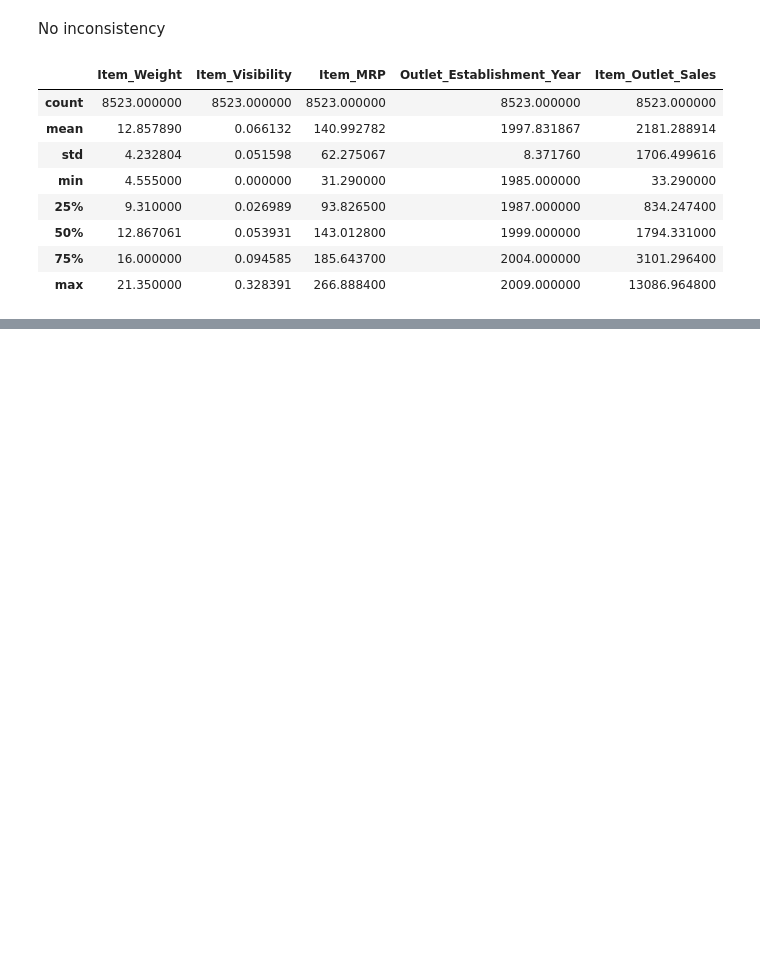
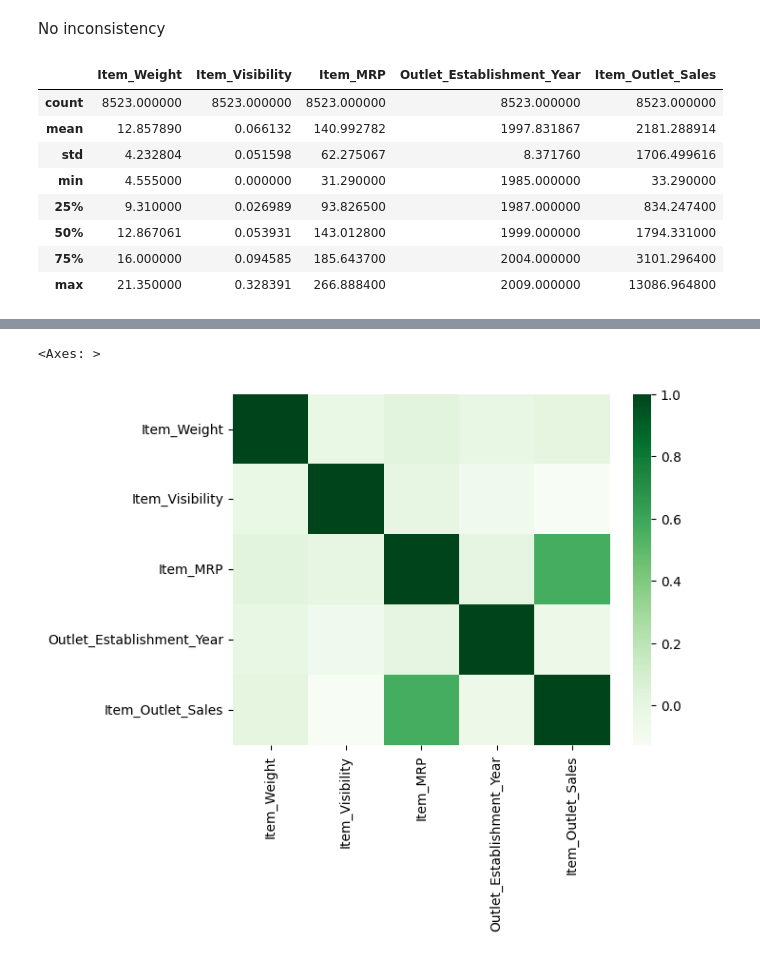
Before and after one commit to dalalyassin/Prediction-of-Product-Sales, a Jupyter notebook: Data_Cleaning.ipynb, the cells around one changed output, grey strips where cells are left out. Saved outputs shown, nothing was run; the diff lists cells and outputs as text; code cells hidden in the pictures; blank space fills up the shorter version.

```diff
--- a/Data_Cleaning.ipynb
+++ b/Data_Cleaning.ipynb
@@ -163,0 +196,3 @@ df.select_dtypes(include=['number']).describe()
+# %%
+corr=(df.corr (numeric_only=True))
+corr.round(2)
@@ -163,0 +206,5 @@ df.select_dtypes(include=['number']).describe()
+# %%
+sns.heatmap(corr, cmap='Greens')
+# %% [output]
+<Axes: >
+[figure, added]
```
Also changed, not shown: parts of 9 cells of this notebook.
